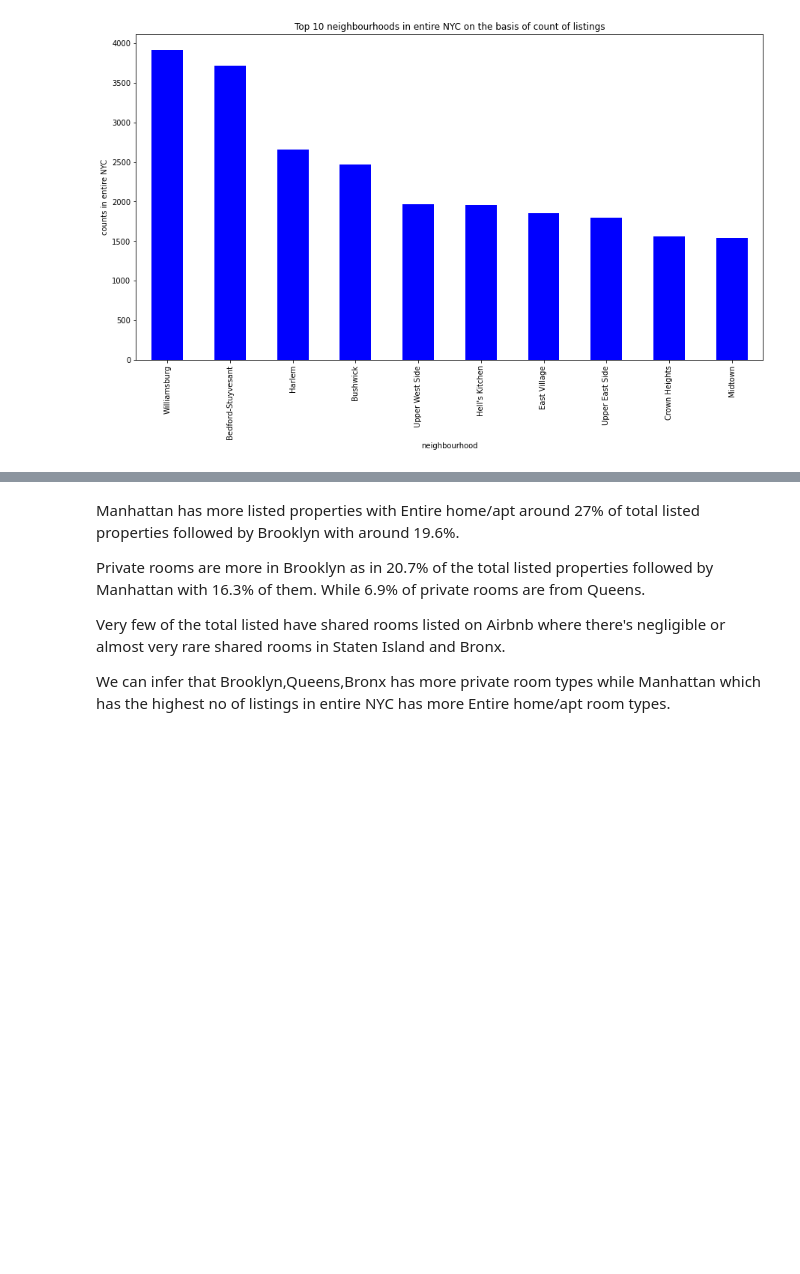
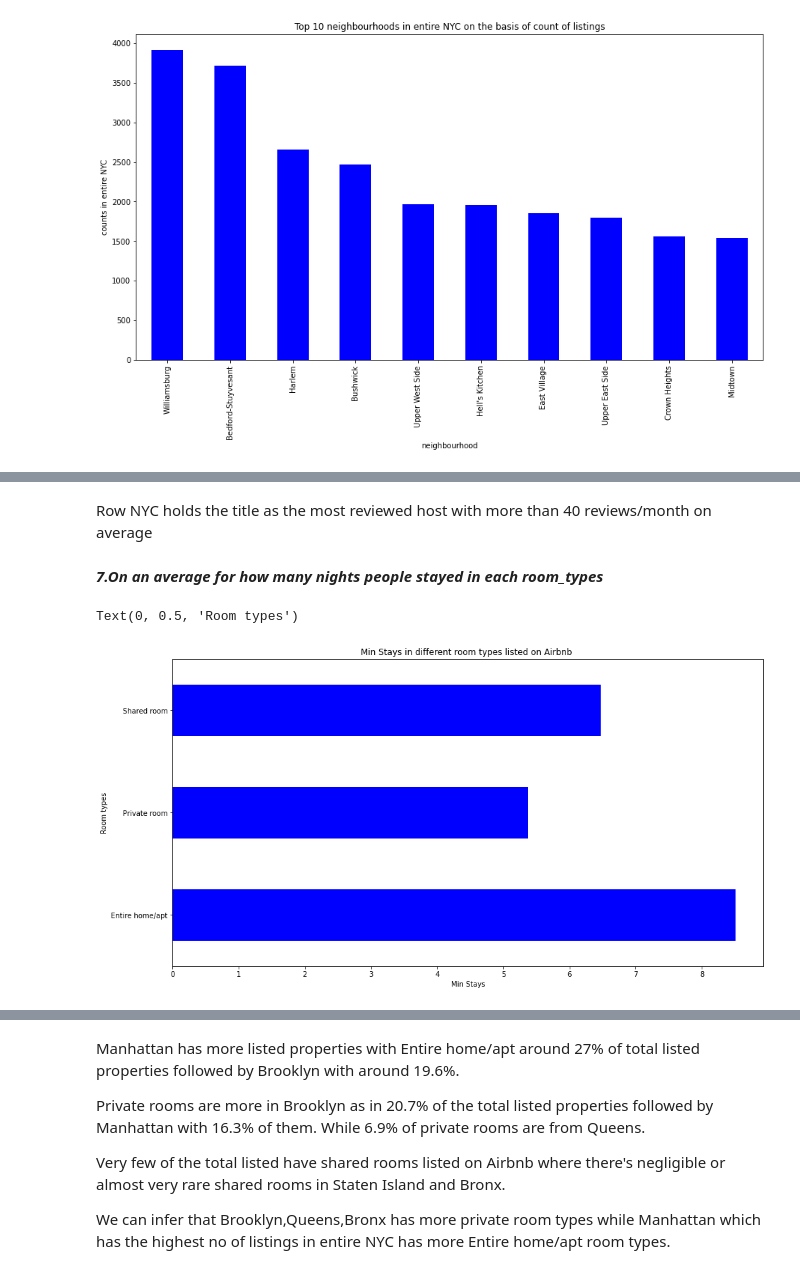
Before and after one commit to Sawant-Chaitanya/Airbnb-Booking-analysis, a Jupyter notebook: Chaitanya_Airbnb_Bookings_Analysis_Capstone_Project.ipynb, the cells around one changed output, grey strips where cells are left out. Drawn from its saved outputs; the diff is of its cells as text; code cells hidden in the pictures; blank space fills up the shorter version.

```diff
--- a/Chaitanya_Airbnb_Bookings_Analysis_Capstone_Project.ipynb
+++ b/Chaitanya_Airbnb_Bookings_Analysis_Capstone_Project.ipynb
@@ -440,0 +460,13 @@ Text(0.5, 1.0, 'Top 10 neighbourhoods in entire NYC on the basis of count of lis
+# %% [markdown]
+Row NYC holds the title as the most reviewed host with more than 40 reviews/month on average
+# %% [markdown]
+***7.On an average for how many nights people stayed in each room_types***
+# %%
+plt.rcParams['figure.figsize'] = (15, 8)
+df_airbnb.groupby('room_type')['minimum_nights'].mean().plot(kind='barh',color='b')
+plt.title('Min Stays in different room types listed on Airbnb ')
+plt.xlabel('Min Stays')
+plt.ylabel('Room types')
+# %% [output]
+Text(0, 0.5, 'Room types')
+[figure, added]
```
Also changed, not shown: parts of 62 cells of this notebook.
